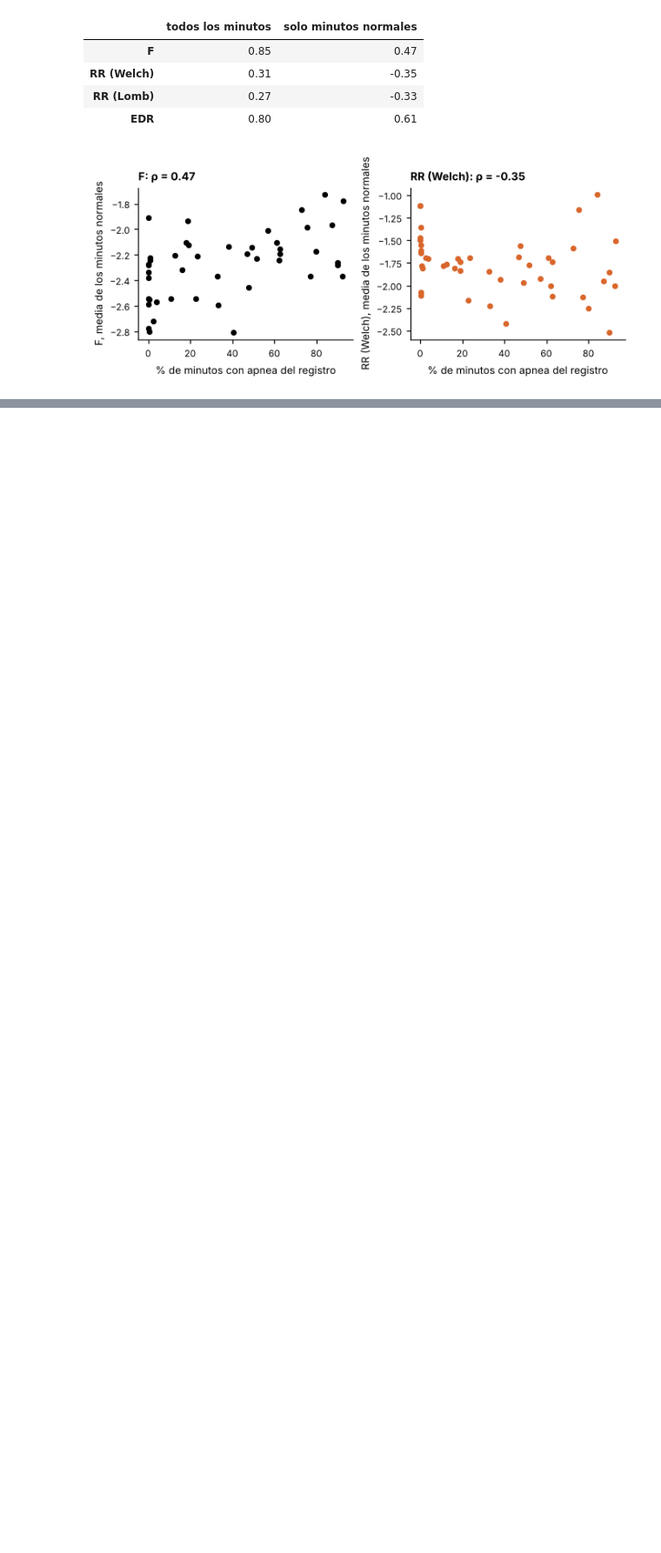
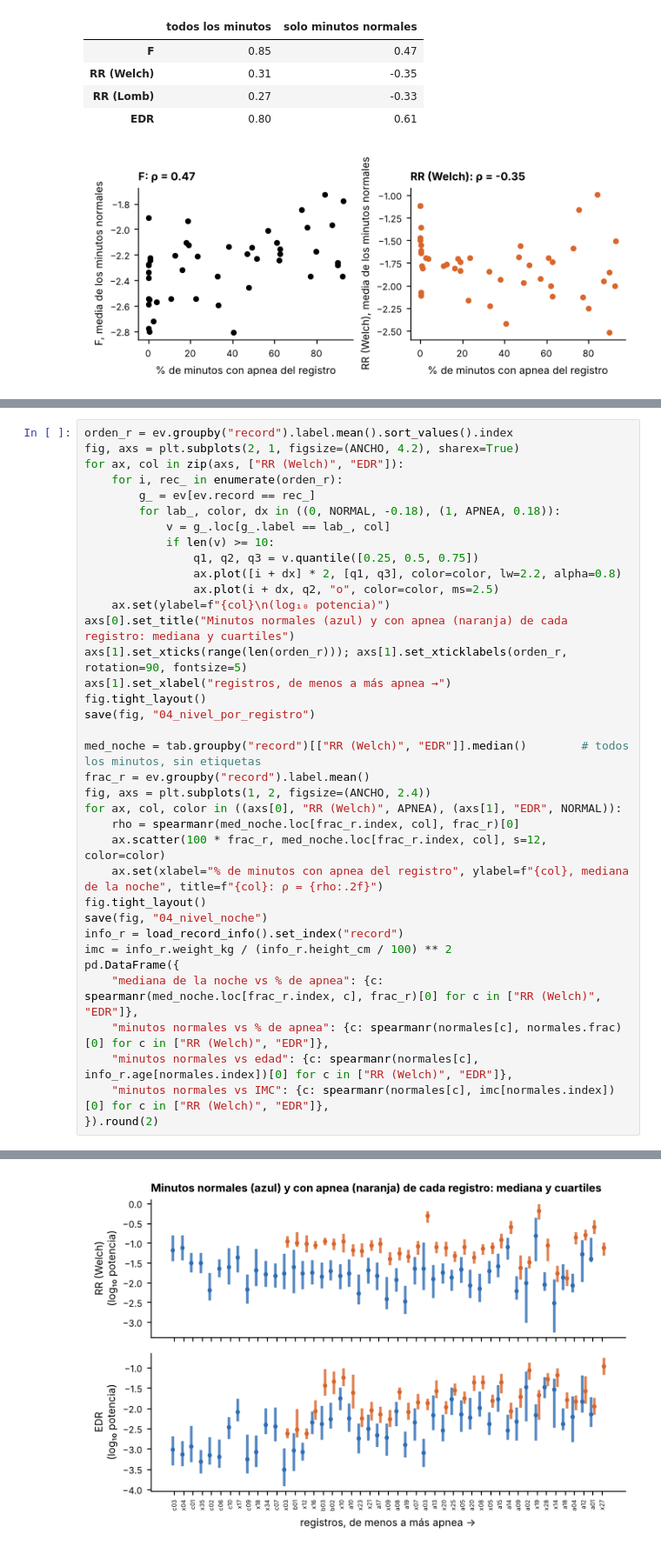
Before and after one commit to afrateitba/PSIB2026Q2-TPS-Grupo08-Frate-Tenca-Weizman, a Jupyter notebook: notebooks/04_feature_y_detector.ipynb, the cells around one changed output, grey strips where cells are left out. Shown at 87% size. Saved outputs shown, nothing was run; the diff lists cells and outputs as text; blank space fills up the shorter version.

```diff
--- a/notebooks/04_feature_y_detector.ipynb
+++ b/notebooks/04_feature_y_detector.ipynb
@@ -244,0 +282,37 @@ Un minuto se clasifica como apnea si F supera un umbral. Se elige el que maximiz
+# %%
+orden_r = ev.groupby("record").label.mean().sort_values().index
+fig, axs = plt.subplots(2, 1, figsize=(ANCHO, 4.2), sharex=True)
+for ax, col in zip(axs, ["RR (Welch)", "EDR"]):
+    for i, rec_ in enumerate(orden_r):
+        g_ = ev[ev.record == rec_]
+        for lab_, color, dx in ((0, NORMAL, -0.18), (1, APNEA, 0.18)):
+            v = g_.loc[g_.label == lab_, col]
+            if len(v) >= 10:
+                q1, q2, q3 = v.quantile([0.25, 0.5, 0.75])
+                ax.plot([i + dx] * 2, [q1, q3], color=color, lw=2.2, alpha=0.8)
+                ax.plot(i + dx, q2, "o", color=color, ms=2.5)
+    ax.set(ylabel=f"{col}\n(log₁₀ potencia)")
+axs[0].set_title("Minutos normales (azul) y con apnea (naranja) de cada registro: mediana y cuartiles")
+axs[1].set_xticks(range(len(orden_r))); axs[1].set_xticklabels(orden_r, rotation=90, fontsize=5)
+axs[1].set_xlabel("registros, de menos a más apnea →")
+fig.tight_layout()
+save(fig, "04_nivel_por_registro")
+
+med_noche = tab.groupby("record")[["RR (Welch)", "EDR"]].median()        # todos los minutos, sin etiquetas
+frac_r = ev.groupby("record").label.mean()
+fig, axs = plt.subplots(1, 2, figsize=(ANCHO, 2.4))
+for ax, col, color in ((axs[0], "RR (Welch)", APNEA), (axs[1], "EDR", NORMAL)):
+    rho = spearmanr(med_noche.loc[frac_r.index, col], frac_r)[0]
+    ax.scatter(100 * frac_r, med_noche.loc[frac_r.index, col], s=12, color=color)
+    ax.set(xlabel="% de minutos con apnea del registro", ylabel=f"{col}, mediana de la noche", title=f"{col}: ρ = {rho:.2f}")
+fig.tight_layout()
+save(fig, "04_nivel_noche")
+info_r = load_record_info().set_index("record")
+imc = info_r.weight_kg / (info_r.height_cm / 100) ** 2
+pd.DataFrame({
+    "mediana de la noche vs % de apnea": {c: spearmanr(med_noche.loc[frac_r.index, c], frac_r)[0] for c in ["RR (Welch)", "EDR"]},
+    "minutos normales vs % de apnea": {c: spearmanr(normales[c], normales.frac)[0] for c in ["RR (Welch)", "EDR"]},
+    "minutos normales vs edad": {c: spearmanr(normales[c], info_r.age[normales.index])[0] for c in ["RR (Welch)", "EDR"]},
+    "minutos normales vs IMC": {c: spearmanr(normales[c], imc[normales.index])[0] for c in ["RR (Welch)", "EDR"]},
+}).round(2)
+# %% [output]
@@ -244,0 +322 @@ Un minuto se clasifica como apnea si F supera un umbral. Se elige el que maximiz
+[figure, added]
```
Also changed, not shown: parts of 10 cells of this notebook, 5 other files.
